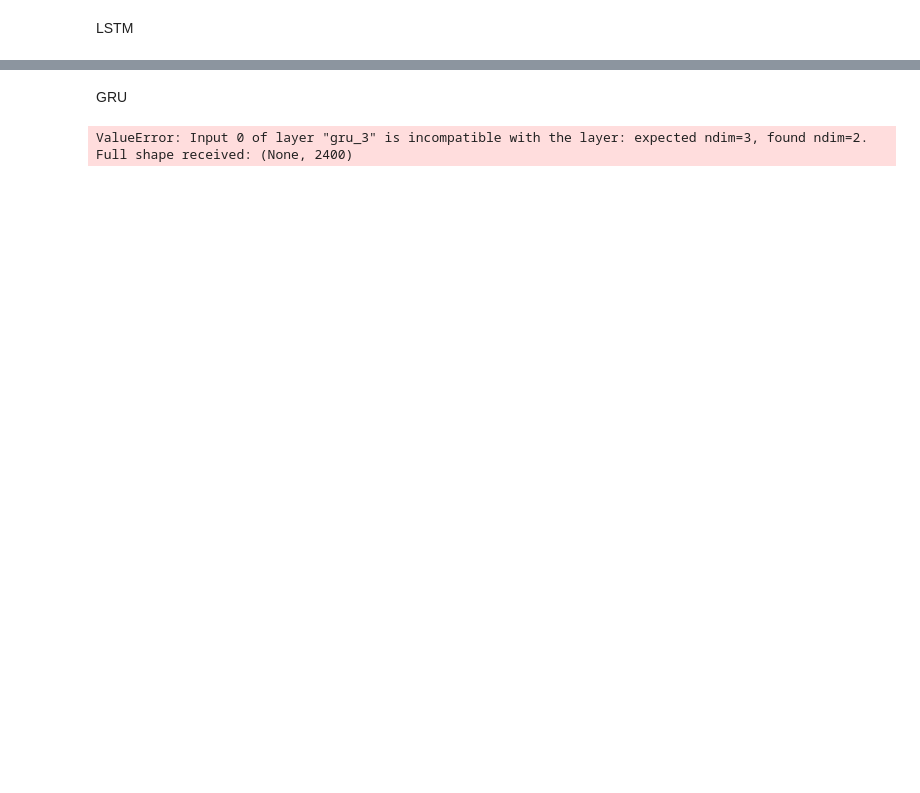
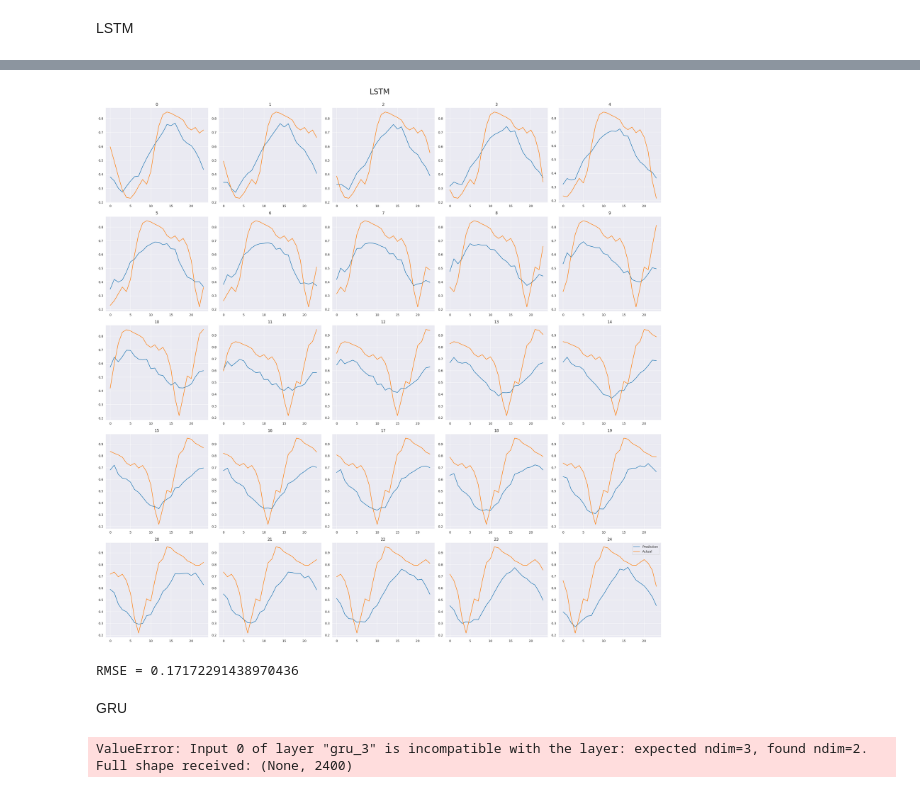
Before and after one commit to MatejPriesol/Forecasting-Carbon-Intensity-and-Solar-Generation, a Jupyter notebook: models/RNN.ipynb, the cells around one changed output, grey strips where cells are left out. Saved outputs shown, nothing was run; the diff lists cells and outputs as text; code cells hidden in the pictures; blank space fills up the shorter version.

Commit message:
Fixed the LSTM model

```diff
--- a/models/RNN.ipynb
+++ b/models/RNN.ipynb
@@ -322,10 +320,10 @@ model_LSTM = keras.Sequential([
         keras.layers.Permute((2,1), input_shape=(48,50)),
 
         # TODO does it make sense to stack them? should the number of units be equal to dimensions?
-        keras.layers.LSTM(48, activation='tanh', return_sequences=True),
+        keras.layers.LSTM(600, activation='tanh', input_shape=(input_sequences.shape[1], input_sequences.shape[2]),return_sequences=True),
         # keras.layers.Dropout(0.2),   no dropout yet
-        keras.layers.LSTM(48, activation='tanh', return_sequences=True),
-        keras.layers.LSTM(24, activation='tanh', return_sequences=True),
+        keras.layers.LSTM(300, activation='tanh', return_sequences=True),
+        keras.layers.LSTM(120, activation='tanh', return_sequences=False),
         keras.layers.Dense(24)
     ]) #amount of layers & neurons to be adjusted
 
@@ -374,11 +385,11 @@ AttributeError: 'NoneType' object has no attribute 'history'
 # %%
 # Evaluate the model on the test data
-predictions = []
+predictions_lstm = []
 #print(len(eval_target_variables))
 
 for i in range(len(eval_target_variables)):
     current_batch = eval_input_sequences[i].reshape((1, NUM_OF_TIMESTEPS_INPUT, 50))
-    curr_pred = model.predict(current_batch)
-    predictions.append(curr_pred)
+    curr_pred = model_LSTM.predict(current_batch)
+    predictions_lstm.append(curr_pred)
 
 #print(predictions)
@@ -385,3 +414,29 @@ for i in range(len(eval_target_variables)):
+# %%
+fig, axs = plt.subplots(5, 5, figsize=(25, 25))
+axs = axs.flatten()
+
+for i, column in enumerate(predictions_lstm):
+    ax = axs[i]
+    ax.plot(column[0], label="Prediction")
+    ax.plot(target_variables[i], label="Actual")
+    ax.title.set_text(i)
+
+fig.suptitle("LSTM", fontsize=24)
+plt.tight_layout(rect=[0, 0, 1, 0.98])
+plt.legend()
+plt.show()
+# %% [output]
+[figure, added]
+# %%
+rmse = 0
+for i in range(len(predictions_lstm)):
+    # print(f'pred={i}, num = {sqrt(mean_squared_error(predictions[i][0], target_variables[i]))}')
+    rmse += sqrt(mean_squared_error(predictions_lstm[i][0], target_variables[i]))
+
+rmse /= len(predictions_lstm)
+print(f"RMSE = {rmse}")
+# %% [output]
+RMSE = 0.17172291438970436
 # %% [markdown]
 GRU
 # %%
```
Also changed, not shown: parts of 12 cells of this notebook, 1 other file.
